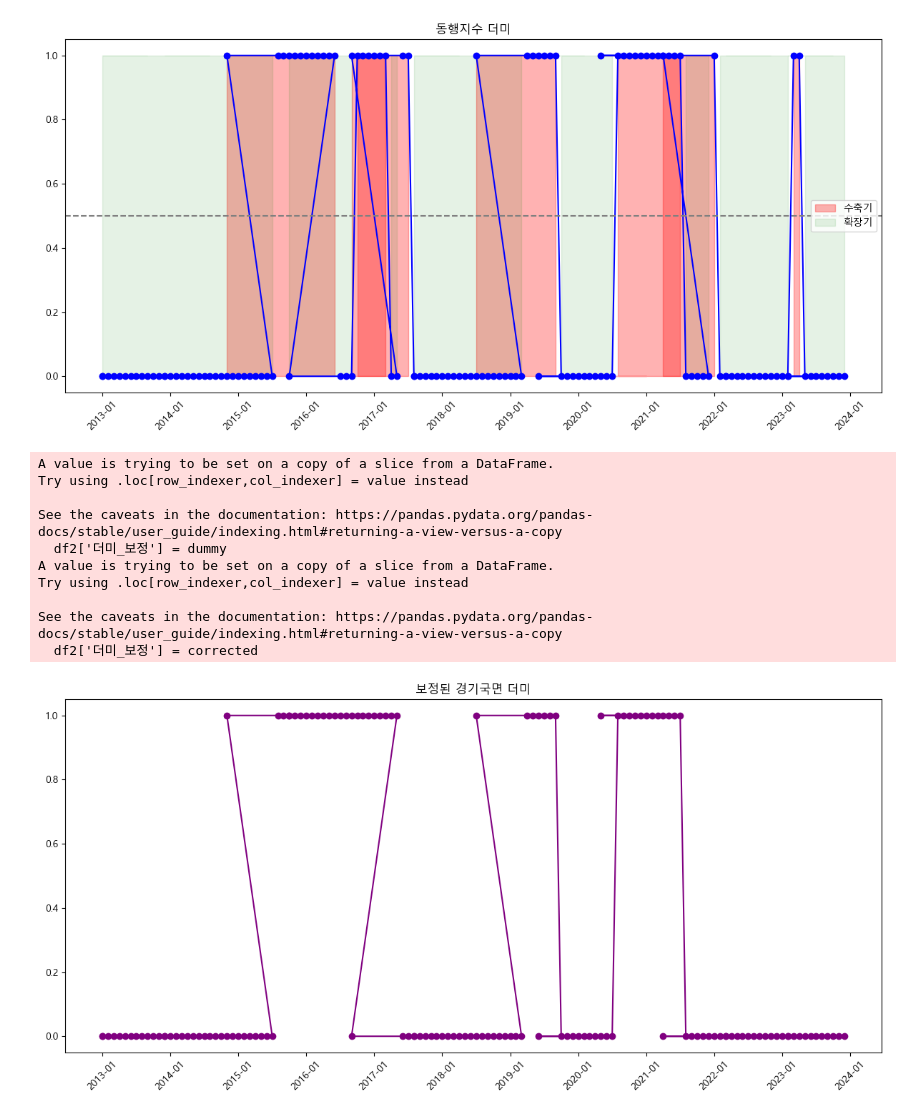
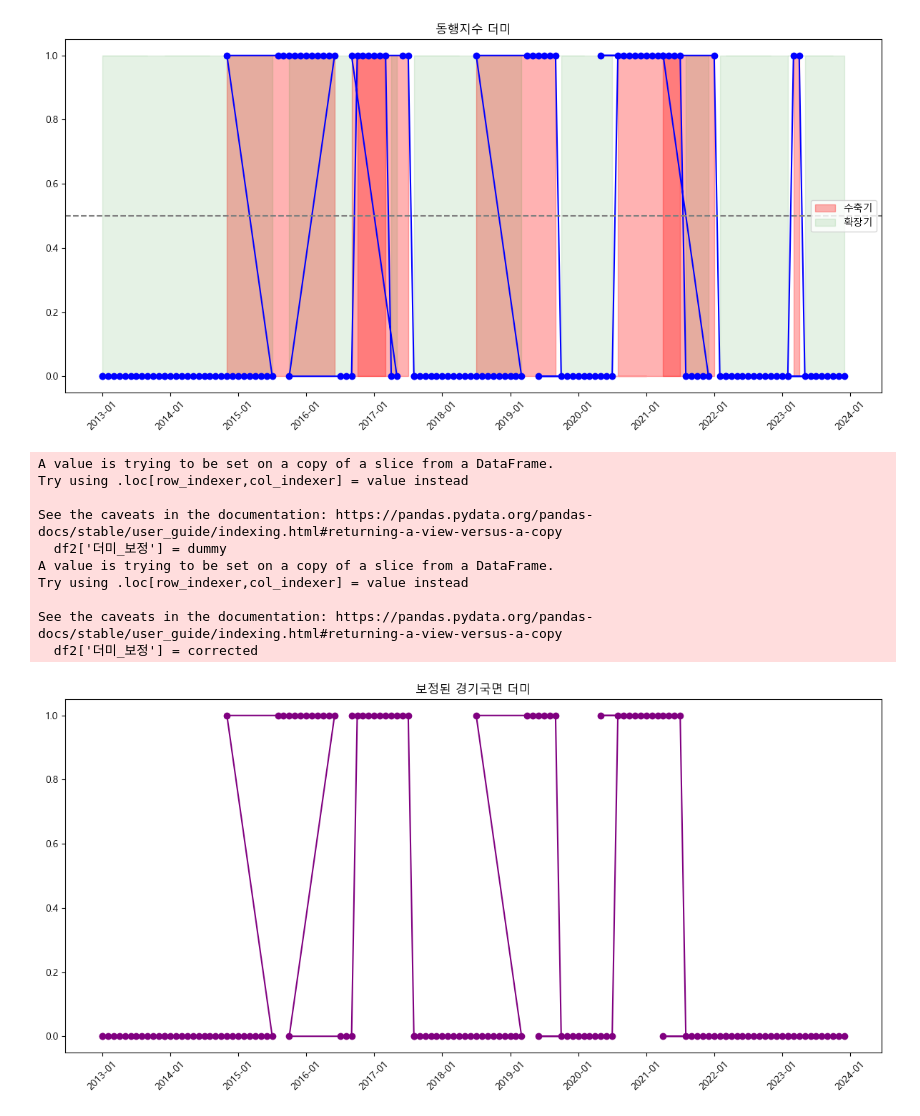
Before and after one commit to UbionProject1-IPO/Project1-2, a Jupyter notebook: notebook/dummy.ipynb, the cells around one changed output. Drawn from its saved outputs; the diff is of its cells as text; code cells hidden in the pictures.

```diff
--- a/notebook/dummy.ipynb
+++ b/notebook/dummy.ipynb
@@ -192,33 +192,33 @@ from itertools import groupby
 # run-length encoding 방식으로 더미 값과 길이 추출
 values = df2['동행지수 더미 확정'].values
 corrected = []
-min_length = 5  # 최소 지속기간 설정
+min_length = 3  # 최소 지속기간 설정
 
 for val, group in groupby(values):
     group_list = list(group)
     if len(group_list) < min_length:
         corrected.extend([1-val] * len(group_list))  # 반전
     else:
         corrected.extend([val] * len(group_list))
 
 df2['더미_보정'] = corrected
 
 plt.figure(figsize=(12, 6))
 plt.plot(df2['시점'], df2['더미_보정'], marker='o', linestyle='-', color='purple')
 plt.title('보정된 경기국면 더미')
 plt.xticks(rotation=45)
 plt.tight_layout()
 plt.xticks(ticks=range(0, len(df2), 12), labels=df2['시점'][::12], rotation=45)
 plt.tight_layout()
 # %% [output]
 A value is trying to be set on a copy of a slice from a DataFrame.
 Try using .loc[row_indexer,col_indexer] = value instead
 
 See the caveats in the documentation: https://pandas.pydata.org/pandas-docs/stable/user_guide/indexing.html#returning-a-view-versus-a-copy
   df2['더미_보정'] = dummy
 A value is trying to be set on a copy of a slice from a DataFrame.
 Try using .loc[row_indexer,col_indexer] = value instead
 
 See the caveats in the documentation: https://pandas.pydata.org/pandas-docs/stable/user_guide/indexing.html#returning-a-view-versus-a-copy
   df2['더미_보정'] = corrected
-[figure, old version]
+[figure, new version]
```
Also changed, not shown: parts of 3 cells of this notebook, 4 other files.
